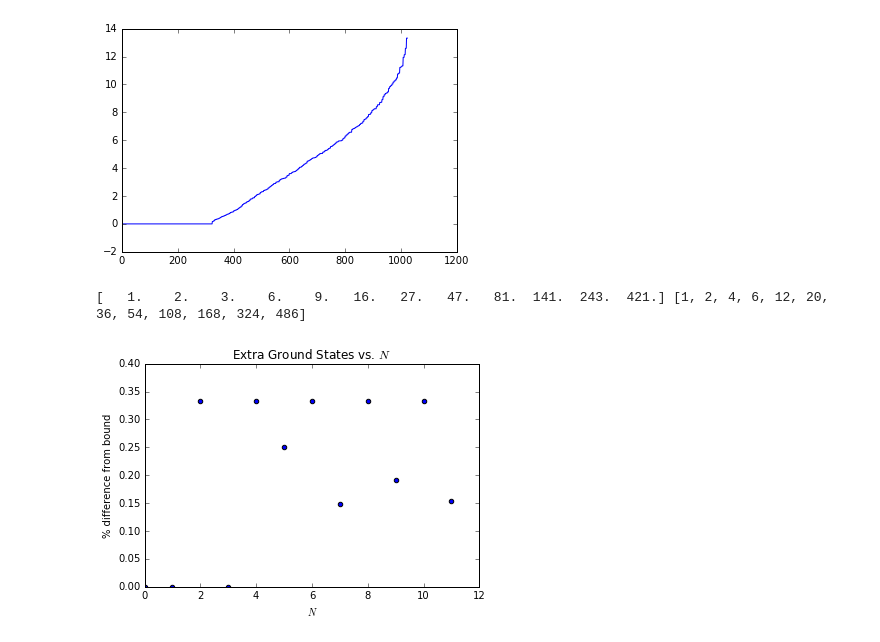
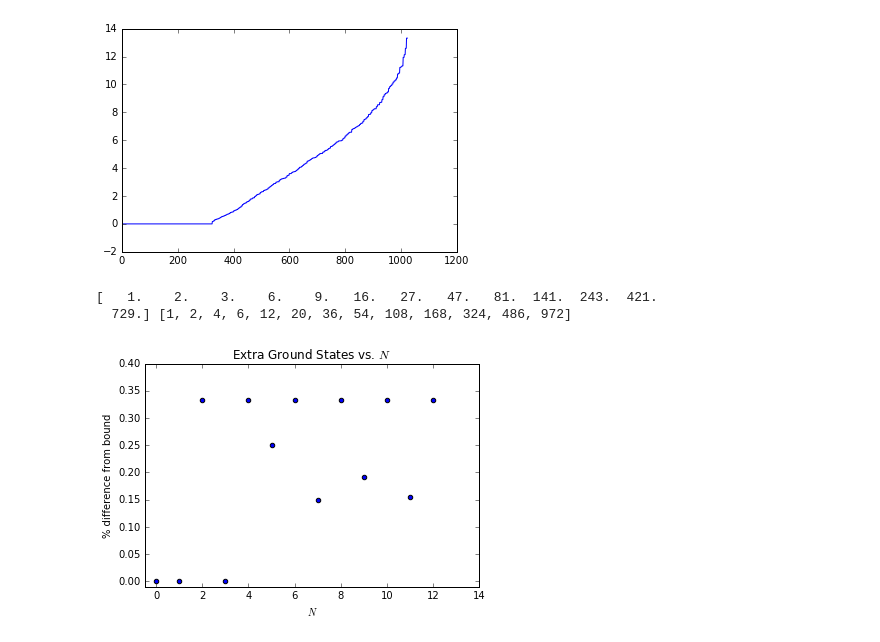
Before and after one commit to cnstahl/JP2, a Jupyter notebook: python/Count Ground States.ipynb, the cells around one changed output. Cells and saved outputs as stored; diff of their text form; code cells hidden in the pictures.

```diff
--- a/python/Count Ground States.ipynb
+++ b/python/Count Ground States.ipynb
@@ -41,22 +41,23 @@ plt.plot(range(len(w)), w)
 [<matplotlib.lines.Line2D at 0x...>]
 [figure]
 # %%
-gs  = [1, 2, 4, 6, 12, 20, 36, 54, 108, 168, 324, 486]
+gs  = [1, 2, 4, 6, 12, 20, 36, 54, 108, 168, 324, 486, 972]
 idx = range(len(gs))
 exp = np.ceil(np.sqrt(3)**idx)
 err = np.zeros(len(gs))
 for i, val in enumerate(gs != exp):
     err[i] = (gs[i]-exp[i])/exp[i]
 print(exp, gs)
 plt.scatter(idx, err)
 # plt.plot(idx, idx*np.log(np.sqrt(3)))
-plt.xlim(0,12)
-plt.ylim(0,.4)
+plt.xlim(-.5,len(gs)+1)
+plt.ylim(-.01,.4)
 plt.ylabel("% difference from bound")
 plt.xlabel("$N$")
 plt.title("Extra Ground States vs. $N$")
 plt.savefig("../data/gserr.pdf")
 plt.show()
 # %% [output]
-[   1.    2.    3.    6.    9.   16.   27.   47.   81.  141.  243.  421.] [1, 2, 4, 6, 12, 20, 36, 54, 108, 168, 324, 486]
+[   1.    2.    3.    6.    9.   16.   27.   47.   81.  141.  243.  421.
+  729.] [1, 2, 4, 6, 12, 20, 36, 54, 108, 168, 324, 486, 972]
-[figure, old version]
+[figure, new version]
```
Also changed, not shown: 4 other files.
